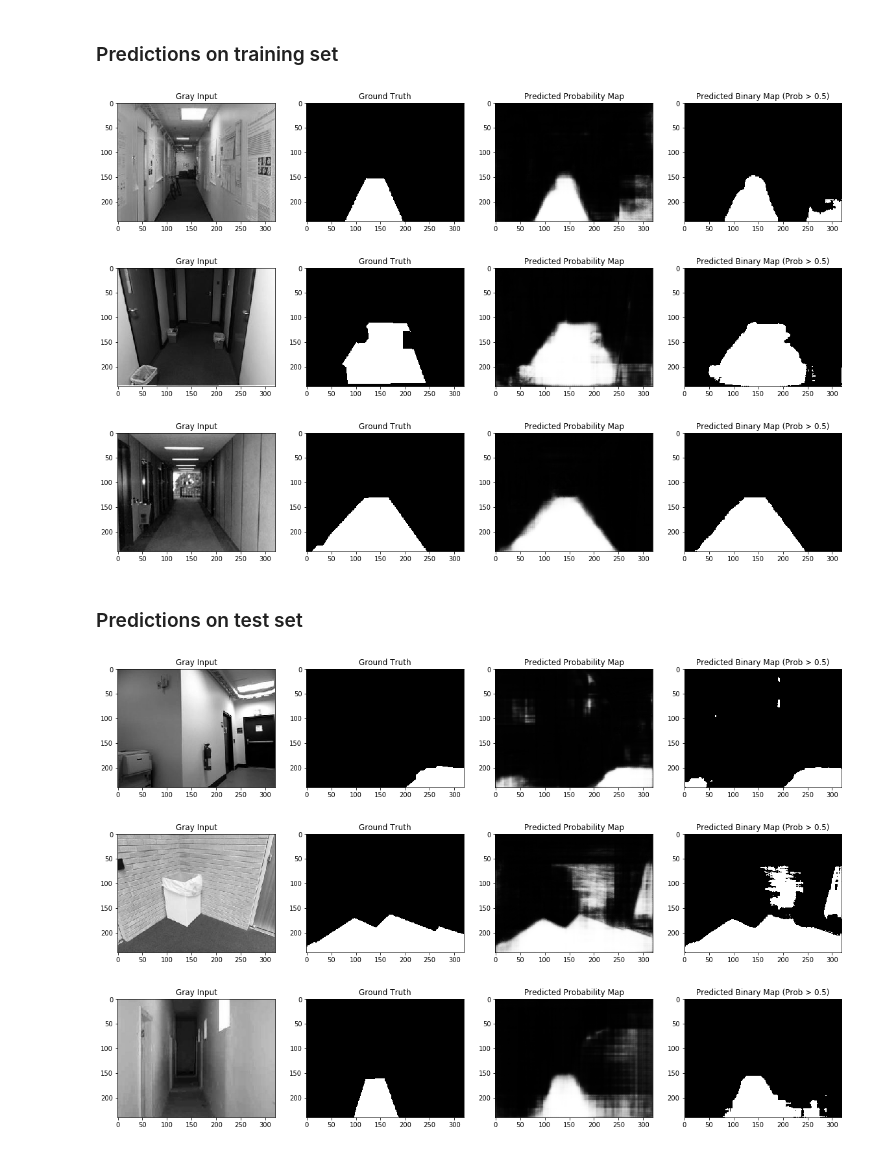
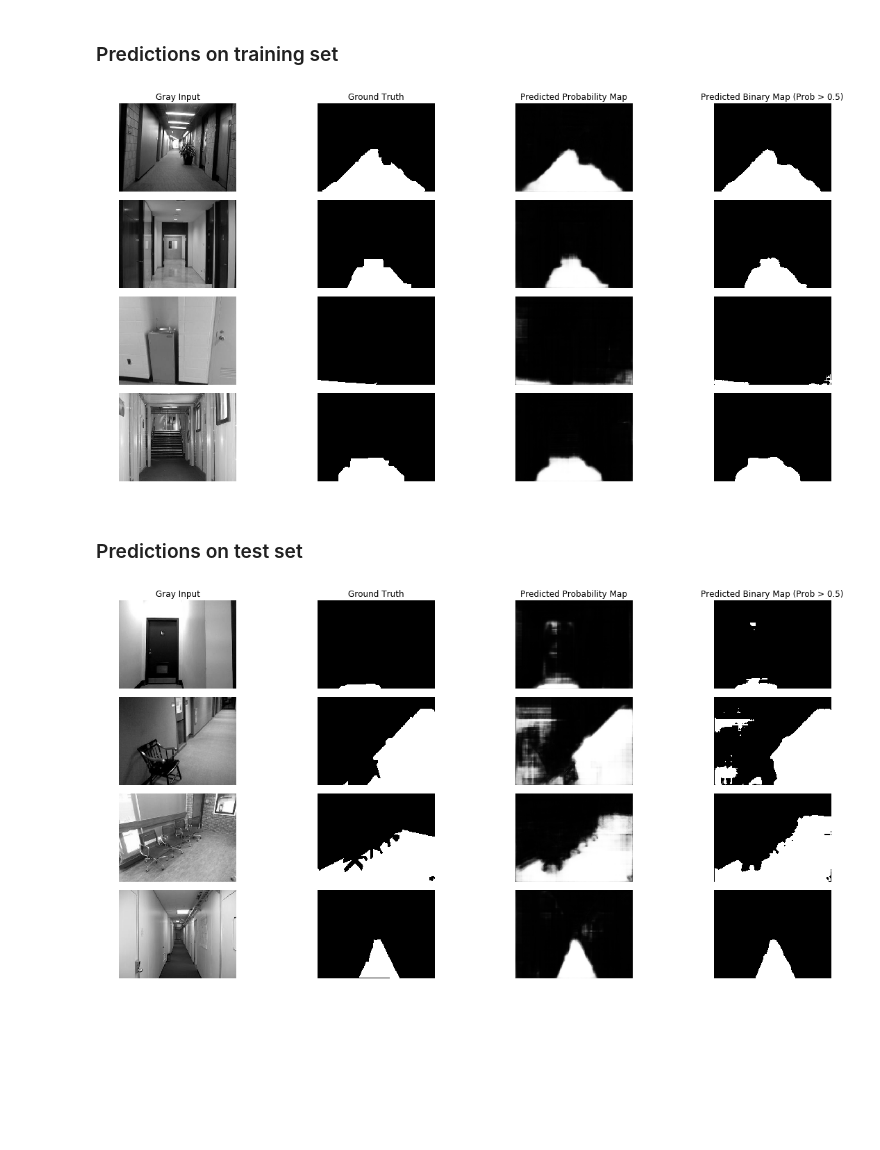
Before and after one commit to gaunthan/ground-segmentation, a Jupyter notebook: ground_segmentation.ipynb, the cells around one changed output. Cells and saved outputs as stored; diff of their text form; code cells hidden in the pictures; blank space fills up the shorter version.

Commit message:
Combine plotting of samples

```diff
--- a/ground_segmentation.ipynb
+++ b/ground_segmentation.ipynb
@@ -285,49 +285,59 @@ def plot_sample(X, y, preds, binary_preds, ix=None):
     if ix is None:
         ix = random.randint(0, len(X))
 
-    has_mask = y[ix].max() > 0
-
     fig, ax = plt.subplots(1, 4, figsize=(20, 10))
     ax[0].imshow(X[ix, ..., 0], cmap='gray')
     ax[0].set_title('Gray Input')
+    ax[0].axis('off')
 
     ax[1].imshow(y[ix].squeeze(), cmap='gray')
     ax[1].set_title('Ground Truth')
+    ax[1].axis('off')
 
     ax[2].imshow(preds[ix].squeeze(), cmap='gray')
-#     if has_mask:
-#         ax[2].contour(y[ix].squeeze(), colors='k', levels=[0.5])
     ax[2].set_title('Predicted Probability Map')
+    ax[2].axis('off')
 
     ax[3].imshow(binary_preds[ix].squeeze(), cmap='gray')
-#     if has_mask:
-#         ax[3].contour(y[ix].squeeze(), colors='k', levels=[0.5])
-    ax[3].set_title('Predicted Binary Map (Prob > 0.5)');
+    ax[3].set_title('Predicted Binary Map (Prob > 0.5)')
+    ax[3].axis('off')
+
+def plot_samples(X, y, preds, binary_preds, indexs=None, num_samples=1):
+    """Function to plot the results"""
+    if indexs is None:
+        indexs = [random.randint(0, len(X)) for _ in range(num_samples)]
+    else:
+        num_samples = len(indexs)
+
+    fig, ax = plt.subplots(num_samples, 4, figsize=(20, 10))
+    plt.subplots_adjust(hspace=0.1, wspace=0.1)
+    for i, ix in enumerate(indexs):
+        ax[i, 0].imshow(X[ix, ..., 0], cmap='gray')
+        ax[i, 0].axis('off')
+
+        ax[i, 1].imshow(y[ix].squeeze(), cmap='gray')
+        ax[i, 1].axis('off')
+
+        ax[i, 2].imshow(preds[ix].squeeze(), cmap='gray')
+        ax[i, 2].axis('off')
+
+        ax[i, 3].imshow(binary_preds[ix].squeeze(), cmap='gray')
+        ax[i, 3].axis('off')
+
+        if i == 0:
+            ax[i, 0].set_title('Gray Input')
+            ax[i, 1].set_title('Ground Truth')
+            ax[i, 2].set_title('Predicted Probability Map')
+            ax[i, 3].set_title('Predicted Binary Map (Prob > 0.5)')
 # %% [markdown]
 ### Predictions on training set
 # %%
-plot_sample(X_train, y_train, preds_train, preds_train_t)
+plot_samples(X_train, y_train, preds_train, preds_train_t, num_samples=4)
 # %% [output]
-[figure, old version]
+[figure, new version]
-# %%
-plot_sample(X_train, y_train, preds_train, preds_train_t)
-# %% [output]
-[figure, removed]
-# %%
-plot_sample(X_train, y_train, preds_train, preds_train_t)
-# %% [output]
-[figure, removed]
 # %% [markdown]
 ### Predictions on test set
 # %%
-plot_sample(X_test, y_test, preds_test, preds_test_t)
+plot_samples(X_test, y_test, preds_test, preds_test_t, num_samples=4)
 # %% [output]
-[figure, old version]
+[figure, new version]
-# %%
-plot_sample(X_test, y_test, preds_test, preds_test_t)
-# %% [output]
-[figure, removed]
-# %%
-plot_sample(X_test, y_test, preds_test, preds_test_t)
-# %% [output]
-[figure, removed]
```
Also changed, not shown: 2 other files.
